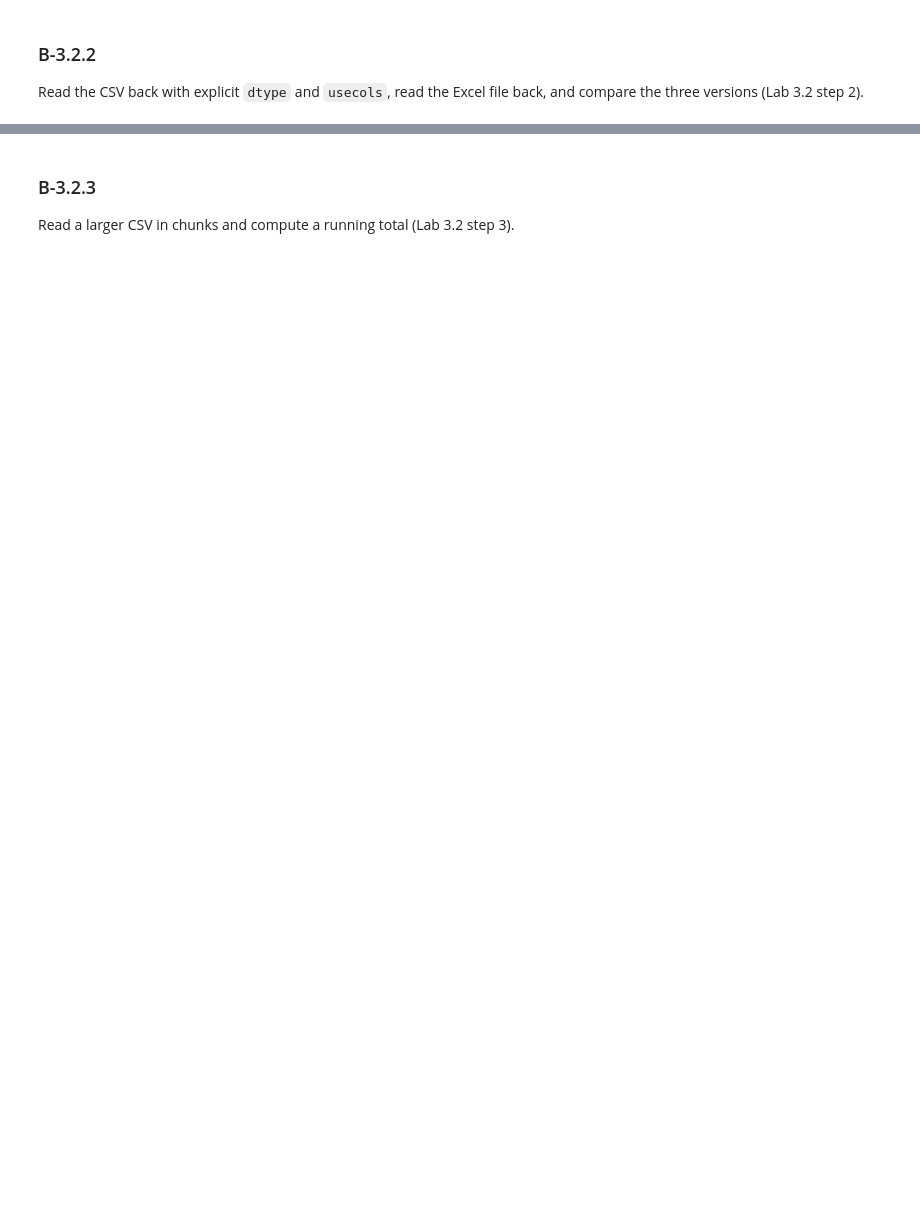
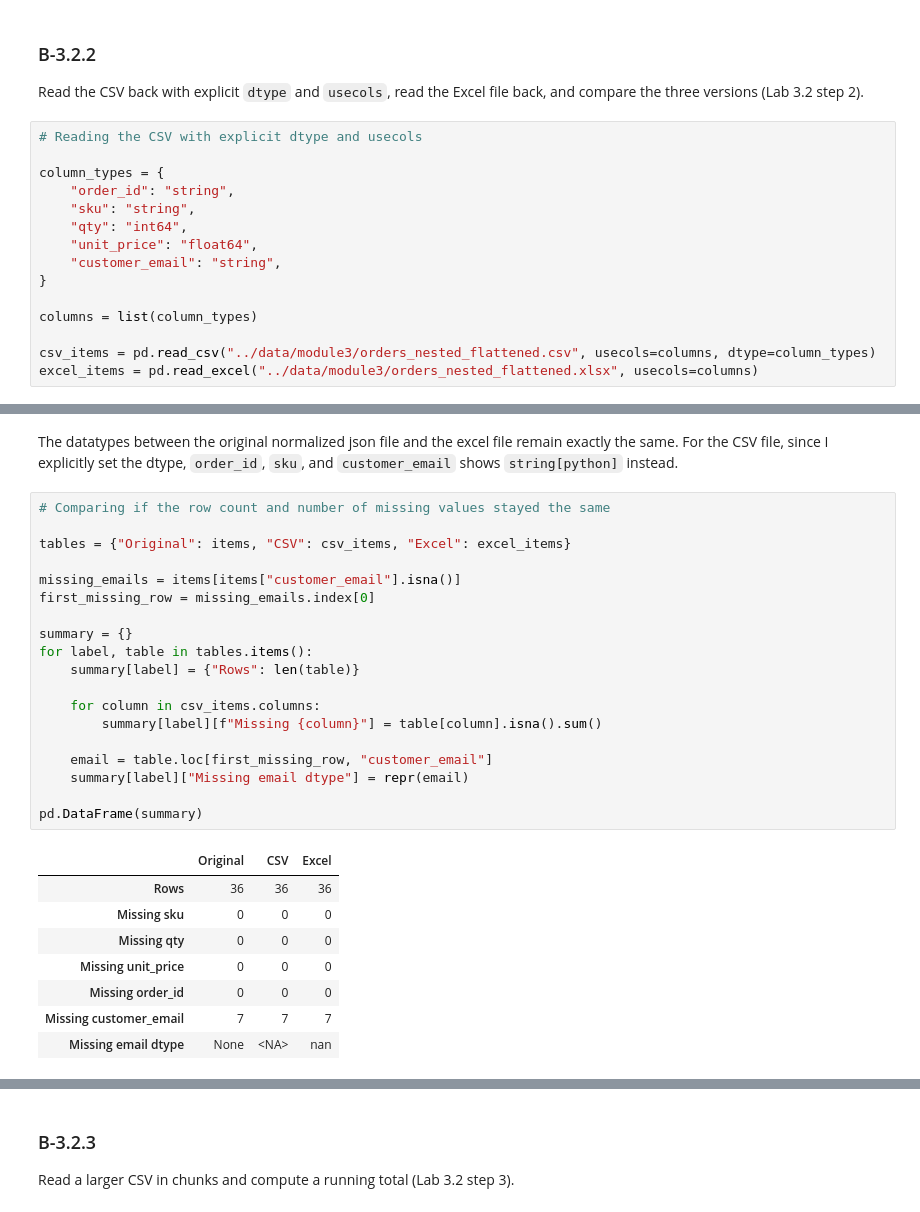
Before and after one commit to ejandrea-strat/python-training, a Jupyter notebook: work/module3_python_for_de.ipynb, the cells around one changed output, grey strips where cells are left out. Saved outputs shown, nothing was run; the diff lists cells and outputs as text; blank space fills up the shorter version.

```diff
--- a/work/module3_python_for_de.ipynb
+++ b/work/module3_python_for_de.ipynb
@@ -247,3 +369,18 @@ Create a small nested JSON file, flatten it to one row per item, and save it to
 ### B-3.2.2
 
 Read the CSV back with explicit `dtype` and `usecols`, read the Excel file back, and compare the three versions (Lab 3.2 step 2).
+# %%
+# Reading the CSV with explicit dtype and usecols
+
+column_types = {
+    "order_id": "string",
+    "sku": "string",
+    "qty": "int64",
+    "unit_price": "float64",
+    "customer_email": "string",
+}
+
+columns = list(column_types)
+
+csv_items = pd.read_csv("../data/module3/orders_nested_flattened.csv", usecols=columns, dtype=column_types)
+excel_items = pd.read_excel("../data/module3/orders_nested_flattened.xlsx", usecols=columns)
@@ -249,0 +402,30 @@ Read the CSV back with explicit `dtype` and `usecols`, read the Excel file back,
+# %% [markdown]
+The datatypes between the original normalized json file and the excel file remain exactly the same. For the CSV file, since I explicitly set the dtype, `order_id`, `sku`, and `customer_email` shows `string[python]` instead.
+# %%
+# Comparing if the row count and number of missing values stayed the same
+
+tables = {"Original": items, "CSV": csv_items, "Excel": excel_items}
+
+missing_emails = items[items["customer_email"].isna()]
+first_missing_row = missing_emails.index[0]
+
+summary = {}
+for label, table in tables.items():
+    summary[label] = {"Rows": len(table)}
+
+    for column in csv_items.columns:
+        summary[label][f"Missing {column}"] = table[column].isna().sum()
+
+    email = table.loc[first_missing_row, "customer_email"]
+    summary[label]["Missing email dtype"] = repr(email)
+
+pd.DataFrame(summary)
+# %% [output]
+|  | Original | CSV | Excel |
+| Rows | 36 | 36 | 36 |
+| Missing sku | 0 | 0 | 0 |
+| Missing qty | 0 | 0 | 0 |
+| Missing unit_price | 0 | 0 | 0 |
+| Missing order_id | 0 | 0 | 0 |
+| Missing customer_email | 7 | 7 | 7 |
+| Missing email dtype | None | <NA> | nan |
```
Also changed, not shown: parts of 19 cells of this notebook, 2 other files.
